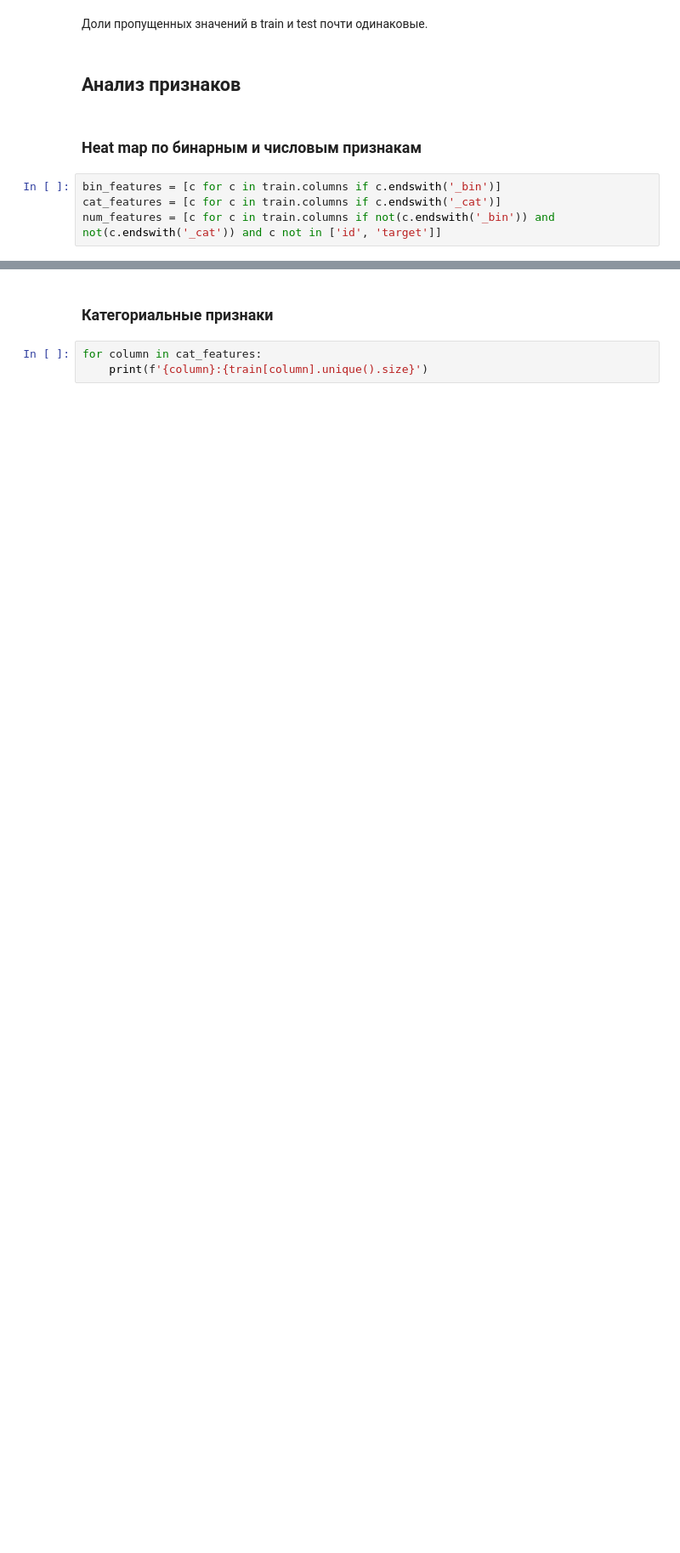
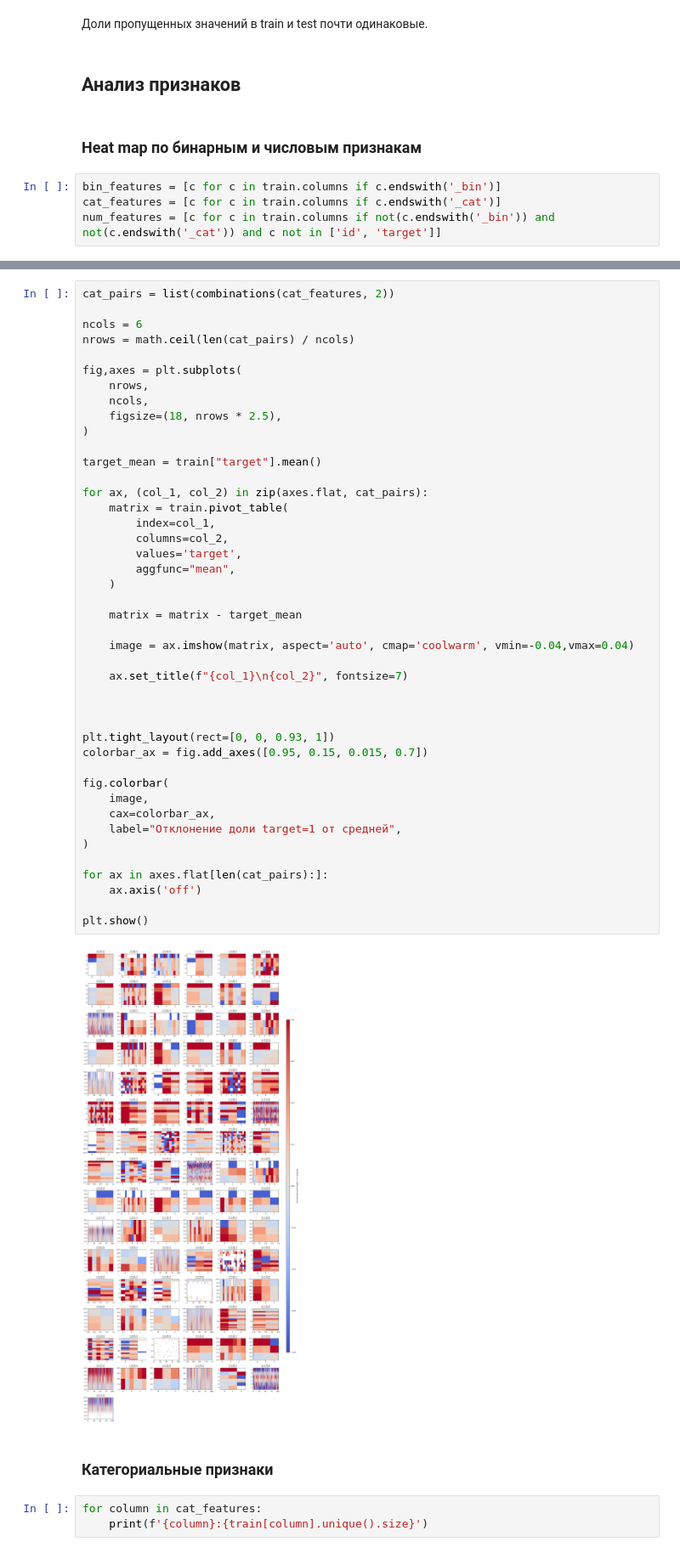
Before and after one commit to TMLechik/applied-ml-projects, a Jupyter notebook: research.ipynb, the cells around one changed output, grey strips where cells are left out. Shown at 85% size. Saved outputs shown, nothing was run; the diff lists cells and outputs as text; blank space fills up the shorter version.

```diff
--- a/research.ipynb
+++ b/research.ipynb
@@ -336,3 +343,48 @@ plt.show()
+# %%
+cat_pairs = list(combinations(cat_features, 2))
+
+ncols = 6
+nrows = math.ceil(len(cat_pairs) / ncols)
+
+fig,axes = plt.subplots(
+    nrows,
+    ncols,
+    figsize=(18, nrows * 2.5),
+)
+
+target_mean = train["target"].mean()
+
+for ax, (col_1, col_2) in zip(axes.flat, cat_pairs):
+    matrix = train.pivot_table(
+        index=col_1,
+        columns=col_2,
+        values='target',
+        aggfunc="mean",
+    )
+
+    matrix = matrix - target_mean
+
+    image = ax.imshow(matrix, aspect='auto', cmap='coolwarm', vmin=-0.04,vmax=0.04)
+
+    ax.set_title(f"{col_1}\n{col_2}", fontsize=7)
+
+
+
+plt.tight_layout(rect=[0, 0, 0.93, 1])
+colorbar_ax = fig.add_axes([0.95, 0.15, 0.015, 0.7])
+
+fig.colorbar(
+    image,
+    cax=colorbar_ax,
+    label="Отклонение доли target=1 от средней",
+)
+
+for ax in axes.flat[len(cat_pairs):]:
+    ax.axis('off')
+
+plt.show()
+# %% [output]
+[figure, added]
 # %% [markdown]
 ### Категориальные признаки
 # %%
```
Also changed, not shown: parts of 161 cells of this notebook, 3 other files.
